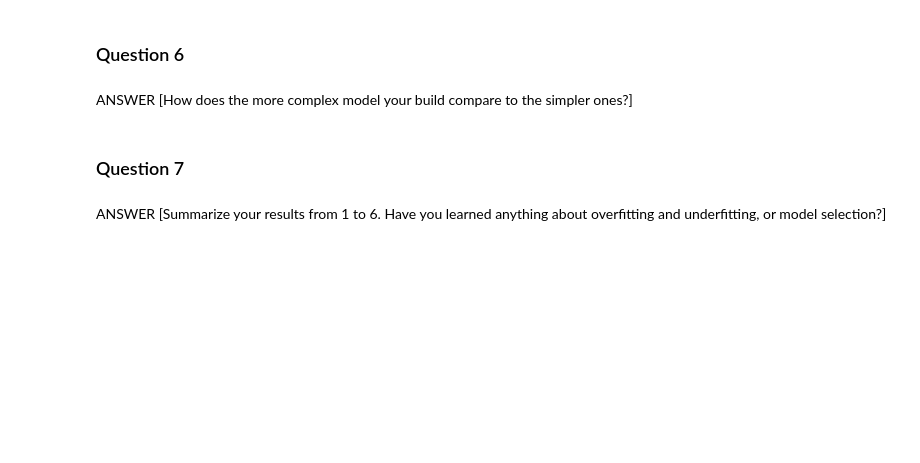
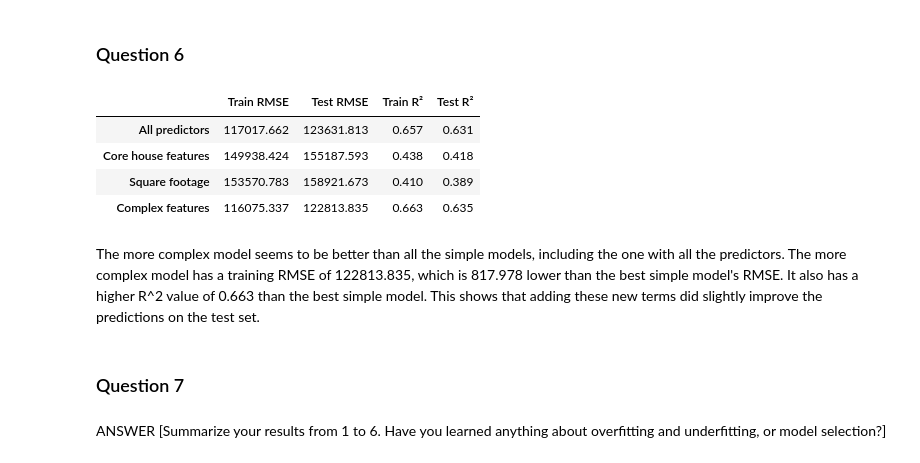
Before and after one commit to mahativedula/L02-hedonic-pricing, a Jupyter notebook: notebook.ipynb, the cells around one changed output. Cells and saved outputs as stored; diff of their text form; code cells hidden in the pictures; blank space fills up the shorter version.

```diff
--- a/notebook.ipynb
+++ b/notebook.ipynb
@@ -404,14 +471,42 @@ ANSWER [Do you notice any significant non-linearities?]
 ### Question 6
 # %%
 # Include transformations and interactions of your variables
+center_columns = ["house_square_feet", "year_built", "bathrooms"]
+training_means = X_train[center_columns].mean()
 
+def add_complex_features(features):
+    expanded = features.copy()
+    centered = features[center_columns] - training_means
+
+    sqft_thousands = centered["house_square_feet"] / 1_000
+    build_year_decades = centered["year_built"] / 10
+
+    expanded["square_feet_squared"] = sqft_thousands ** 2
+    expanded["year_built_squared"] = build_year_decades ** 2
+    expanded["square_feet_x_bathrooms"] = (sqft_thousands * centered["bathrooms"])
+    return expanded
 
 # Build a more complex model that reflects your ideas about how the features of the asset determine its value.
+complex_train = add_complex_features(X_train)
+complex_test = add_complex_features(X_test)
 
+complex_model = LinearRegression().fit(complex_train, y_train)
 
-# Determine its RMSE and $R^2$ on the training and test sets.
+# Determine its RMSE and R^2 on the training and test sets.
+complex_scores = regression_scores(complex_model, complex_train, complex_test)
+
+# Compare the performance of your complex model to the simple models
+comparison = pd.concat([simple_results, pd.DataFrame([complex_scores], index=["Complex features"]),])
+
+display(comparison.round(3))
+# %% [output]
+|  | Train RMSE | Test RMSE | Train R² | Test R² |
+| All predictors | 117017.662 | 123631.813 | 0.657 | 0.631 |
+| Core house features | 149938.424 | 155187.593 | 0.438 | 0.418 |
+| Square footage | 153570.783 | 158921.673 | 0.410 | 0.389 |
+| Complex features | 116075.337 | 122813.835 | 0.663 | 0.635 |
-# %% [markdown]
-ANSWER [How does the more complex model your build compare to the simpler ones?]
+# %% [markdown]
+The more complex model seems to be better than all the simple models, including the one with all the predictors. The more complex model has a training RMSE of 122813.835, which is 817.978 lower than the best simple model's RMSE. It also has a higher R^2 value of 0.663 than the best simple model. This shows that adding these new terms did slightly improve the predictions on the test set.
 # %% [markdown]
 ### Question 7
 # %% [markdown]
```
Also changed, not shown: parts of 11 cells of this notebook.
